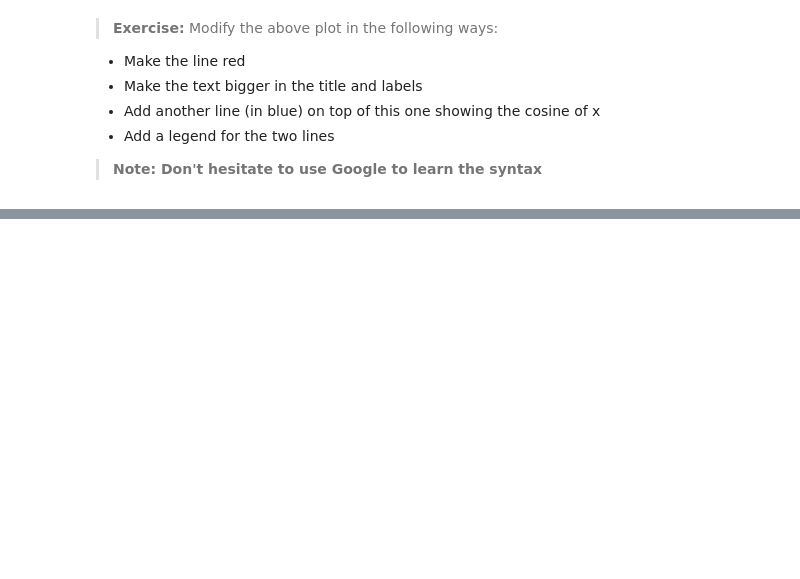
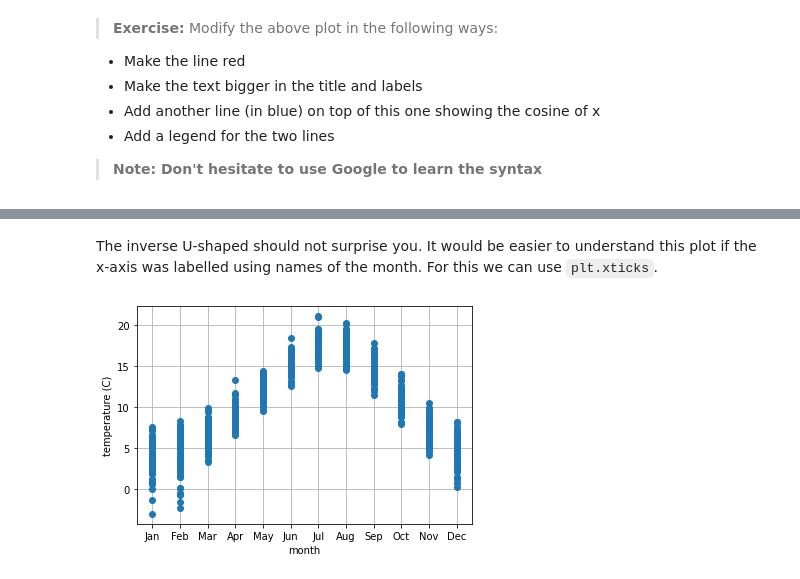
Before and after one commit to sjbabdi/BiomedicalSciences, a Jupyter notebook: BiomedicalSciences_Python_1.ipynb, the cells around one changed output, grey strips where cells are left out. Saved outputs shown, nothing was run; the diff lists cells and outputs as text; code cells hidden in the pictures; blank space fills up the shorter version.

```diff
--- a/BiomedicalSciences_Python_1.ipynb
+++ b/BiomedicalSciences_Python_1.ipynb
@@ -115,0 +140,15 @@ I like to use Oxford weather data, which I originally found here: http://www.met
+# %% [markdown]
+The inverse U-shaped should not surprise you. It would be easier to understand this plot if the x-axis was labelled using names of the month. For this we can use `plt.xticks`.
+# %%
+# Display names of the month on the x-axis
+
+month_names = ['Jan','Feb','Mar','Apr','May','Jun','Jul','Aug','Sep','Oct','Nov','Dec']
+
+plt.plot(month,temperature,'o')
+plt.xlabel('month')
+plt.ylabel('temperature (C)')
+plt.xticks(np.arange(1,13), month_names)
+plt.grid()
+plt.show()
+# %% [output]
+[figure, added]
```
Also changed, not shown: parts of 29 cells of this notebook.
